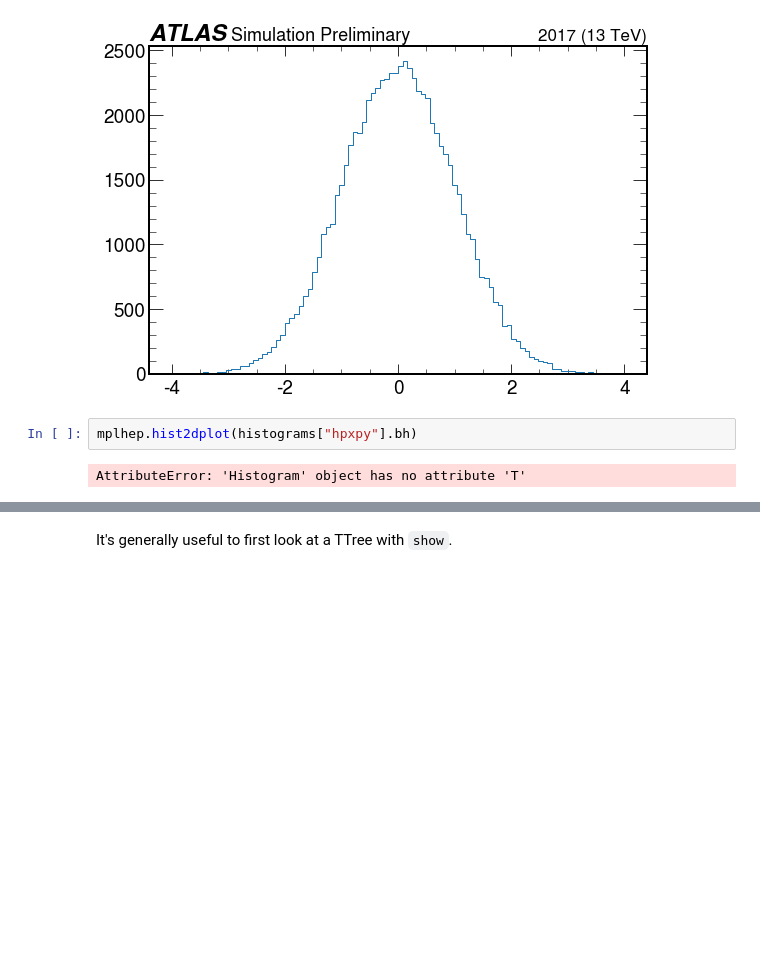
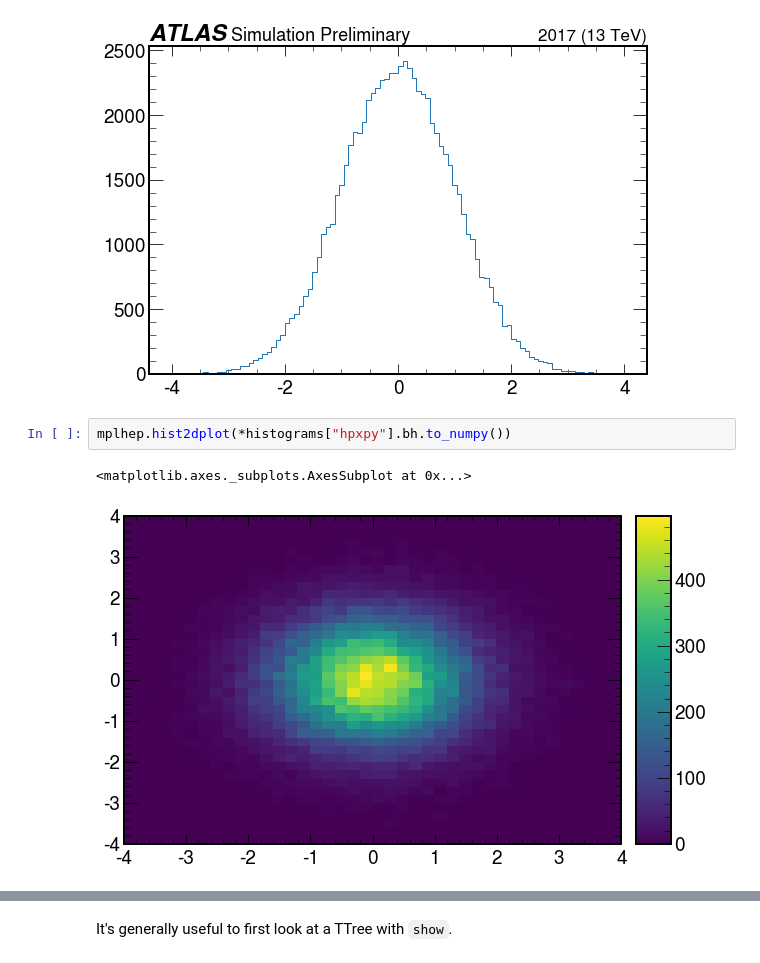
Before and after one commit to jpivarski-talks/2020-07-13-pyhep2020-tutorial, a Jupyter notebook: tutorial.ipynb, the cells around one changed output, grey strips where cells are left out. Drawn from its saved outputs; the diff is of its cells as text; blank space fills up the shorter version.

Commit message:
2d plots are okay if we go '.bh.to_numpy()'.

```diff
--- a/tutorial.ipynb
+++ b/tutorial.ipynb
@@ -227,9 +229,10 @@ mplhep.atlas.label()
 # %% [output]
 [figure]
 # %%
-mplhep.hist2dplot(histograms["hpxpy"].bh)
+mplhep.hist2dplot(*histograms["hpxpy"].bh.to_numpy())
 # %% [output]
-AttributeError: 'Histogram' object has no attribute 'T'
+<matplotlib.axes._subplots.AxesSubplot at 0x...>
+[figure, added]
 # %% [markdown]
 # Exploring a TTree
 
```
Also changed, not shown: parts of 2 cells of this notebook.
